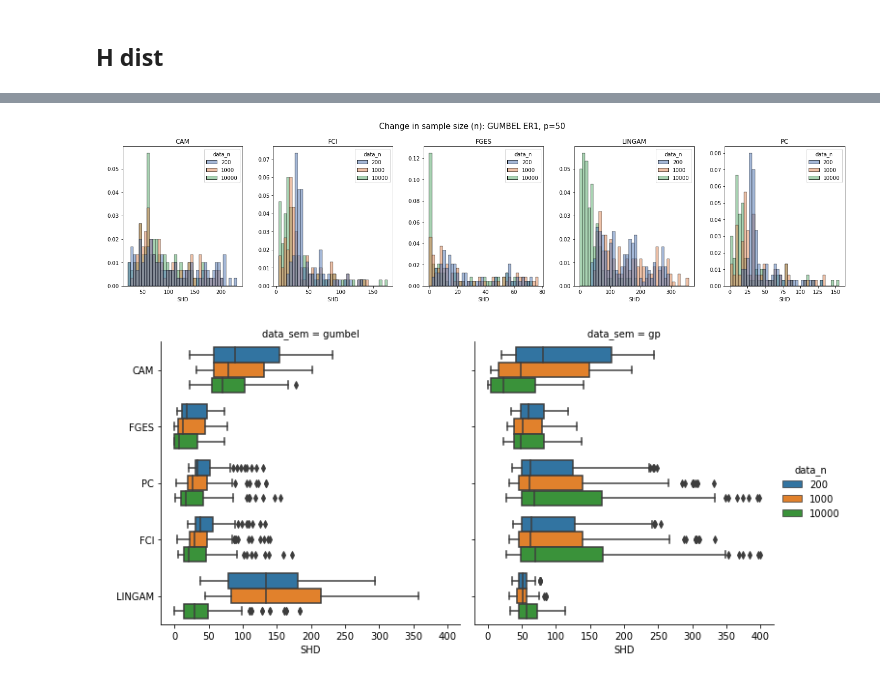
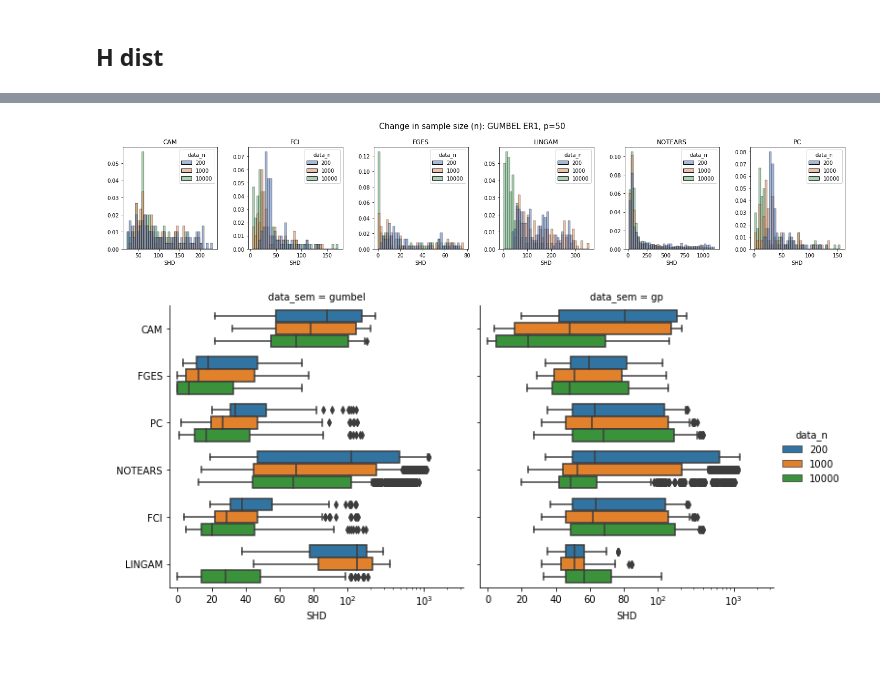
Before and after one commit to misoc-mml/hyperparams-causal-discovery, a Jupyter notebook: hyperparams/hyperparam_10k.ipynb, the cells around one changed output, grey strips where cells are left out. Cells and saved outputs as stored; diff of their text form; code cells hidden in the pictures.

```diff
--- a/hyperparams/hyperparam_10k.ipynb
+++ b/hyperparams/hyperparam_10k.ipynb
@@ -11,7 +9,7 @@ bench_10k = pd.read_csv('./results/sim/10k/joint_benchmarks.csv', index_col=0)
 bench_all = pd.concat([bench_std, bench_10k], axis=0, join='inner')
 bench_all = bench_all.reset_index()
 
-algs = ['CAM', 'FCI', 'FGES', 'PC', 'LINGAM']
+algs = ['CAM', 'FCI', 'FGES', 'PC', 'LINGAM', 'NOTEARS']
 algs.sort()
 # %% [markdown]
 ## Oracle
@@ -75,7 +73,7 @@ for col in ['data_sem']:
 df = ut.extract_cols(bench_all)
 df['id'] = df.apply(lambda x: x['id'].upper(), axis=1)
 # %%
-fig, axes = plt.subplots(1, 5, figsize=(20, 5))
+fig, axes = plt.subplots(1, 6, figsize=(20, 4))
 axes = axes.flatten()
 
 gt = 'er'
@@ -97,23 +95,23 @@ plt.tight_layout()
 # %%
-fig, axes = plt.subplots(1, 5, figsize=(20, 5))
+fig, axes = plt.subplots(1, 6, figsize=(20, 4))
 axes = axes.flatten()
 
 gt = 'er'
 p = 50
 d = 1
 sem = 'gumbel'
 df_case = df.loc[(df['graph_type'] == gt) & (df['graph_p'] == p) & (df['graph_d'] == d) & (df['data_sem'] == sem) & (df['id'].isin(algs))]
 fig.suptitle(f'Change in sample size (n): {sem.upper()} {gt.upper()}{d}, p={p}', fontsize=15)
 
 for ax, alg in zip(axes, algs):
     ax.set_title(alg.upper())
     ax.set_xlabel('SHD')
     ax.set_ylabel(' ')
     sns.histplot(df_case.loc[df_case['id'] == alg], x='SHD_pattern', hue='data_n', ax=ax, stat='probability', palette='deep', bins=40)
 
 plt.tight_layout()
 # %% [output]
-[figure, old version]
+[figure, new version]
 # %%
 gt = 'er'
 p = 50
@@ -121,6 +119,11 @@ d = 1
 df_case = df.loc[(df['graph_type'] == gt) & (df['graph_p'] == p) & (df['graph_d'] == d) & (df['id'].isin(algs))]
 
 sns.catplot(data=df_case, x='SHD_pattern', y='id', col='data_sem', hue='data_n', kind='box', orient='h').set(xlabel='SHD', ylabel=' ')
+
+plt.xscale('symlog', linthresh=1e2, linscale=2.0, subs=[2, 3, 4, 5, 6, 7, 8, 9])
+plt.xlim(-5, 1e4/3)
+plt.xticks([0, 20, 40, 60, 80, 1e2, 1e3], labels=[0, 20, 40, 60, 80, '$10^2$', '$10^3$'])
+
 plt.savefig('./plots/10k/h_box.pdf', dpi=1000)
 # %% [output]
-[figure, old version]
+[figure, new version]
```
Also changed, not shown: parts of 3 cells of this notebook, 10 other files.
